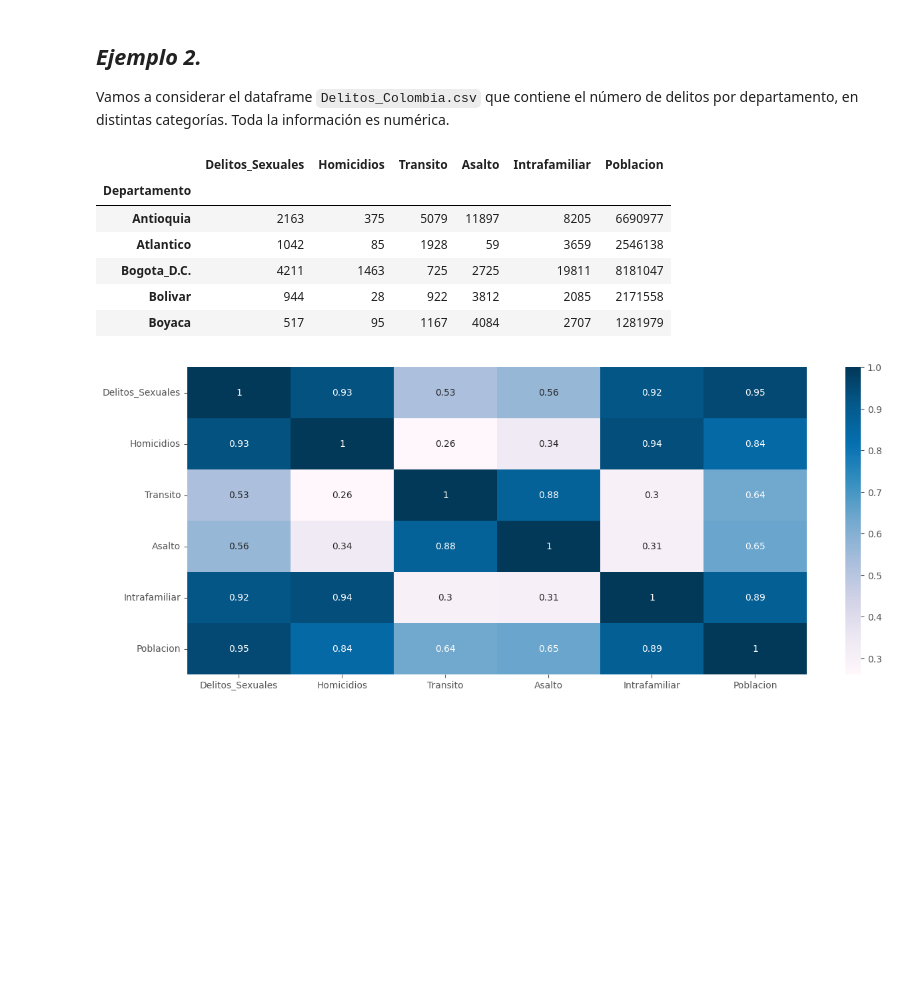
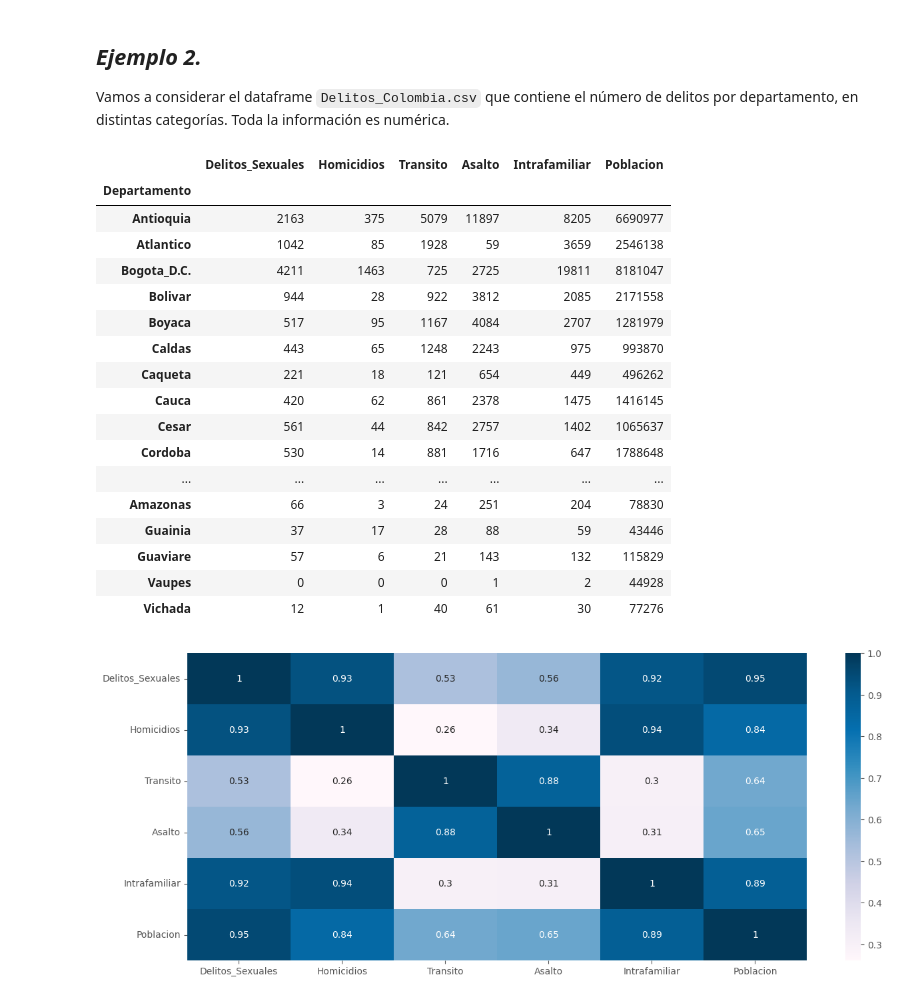
Before and after one commit to jazaineam1/Diplomado_ucentral_ME, a Jupyter notebook: Cuadernos/ACP_Intro.ipynb, the cells around one changed output. Drawn from its saved outputs; the diff is of its cells as text; code cells hidden in the pictures; blank space fills up the shorter version.

```diff
--- a/Cuadernos/ACP_Intro.ipynb
+++ b/Cuadernos/ACP_Intro.ipynb
@@ -484,18 +494,29 @@ Vamos a considerar el dataframe `Delitos_Colombia.csv` que contiene el número d
 # %%
 plt.rcParams['figure.figsize'] = (15, 6)
 plt.style.use('ggplot')
 url_base = "https://raw.githubusercontent.com/lacamposm/Metodos_Estadisticos/main/data/"
 df_name2 = "Delitos_Colombia.csv"
 df2 = pd.read_csv(url_base + df_name2, sep=";", decimal=",", index_col=0)
-df2.head()
+df2
 # %% [output]
 |  | Delitos_Sexuales | Homicidios | Transito | Asalto | Intrafamiliar | Poblacion |
 | Departamento |  |  |  |  |  |  |
 | Antioquia | 2163 | 375 | 5079 | 11897 | 8205 | 6690977 |
 | Atlantico | 1042 | 85 | 1928 | 59 | 3659 | 2546138 |
 | Bogota_D.C. | 4211 | 1463 | 725 | 2725 | 19811 | 8181047 |
 | Bolivar | 944 | 28 | 922 | 3812 | 2085 | 2171558 |
 | Boyaca | 517 | 95 | 1167 | 4084 | 2707 | 1281979 |
+| Caldas | 443 | 65 | 1248 | 2243 | 975 | 993870 |
+| Caqueta | 221 | 18 | 121 | 654 | 449 | 496262 |
+| Cauca | 420 | 62 | 861 | 2378 | 1475 | 1416145 |
+| Cesar | 561 | 44 | 842 | 2757 | 1402 | 1065637 |
+| Cordoba | 530 | 14 | 881 | 1716 | 647 | 1788648 |
+| ... | ... | ... | ... | ... | ... | ... |
+| Amazonas | 66 | 3 | 24 | 251 | 204 | 78830 |
+| Guainia | 37 | 17 | 28 | 88 | 59 | 43446 |
+| Guaviare | 57 | 6 | 21 | 143 | 132 | 115829 |
+| Vaupes | 0 | 0 | 0 | 1 | 2 | 44928 |
+| Vichada | 12 | 1 | 40 | 61 | 30 | 77276 |
 # %%
 # Seleccionamos las cuantitativas (ACP solo trabaja con cuantitativas). Cuando sea el caso seleccionamos
 # así: -----> cuanti = df2.select_dtypes(np.number)
```
Also changed, not shown: parts of 24 cells of this notebook.
